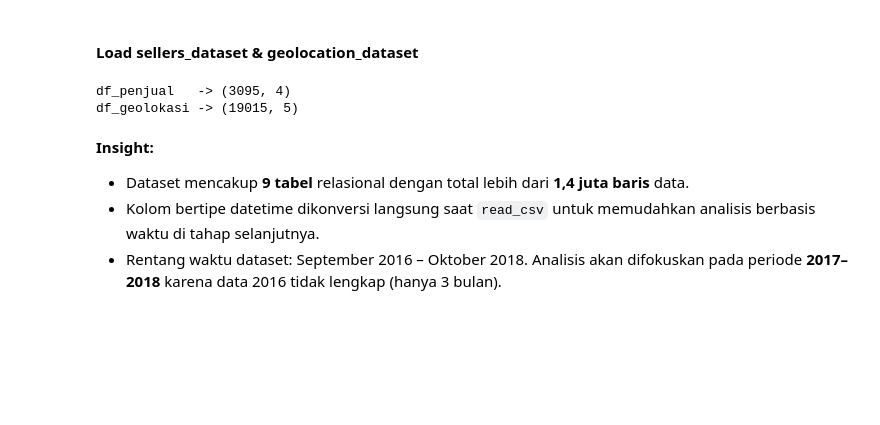
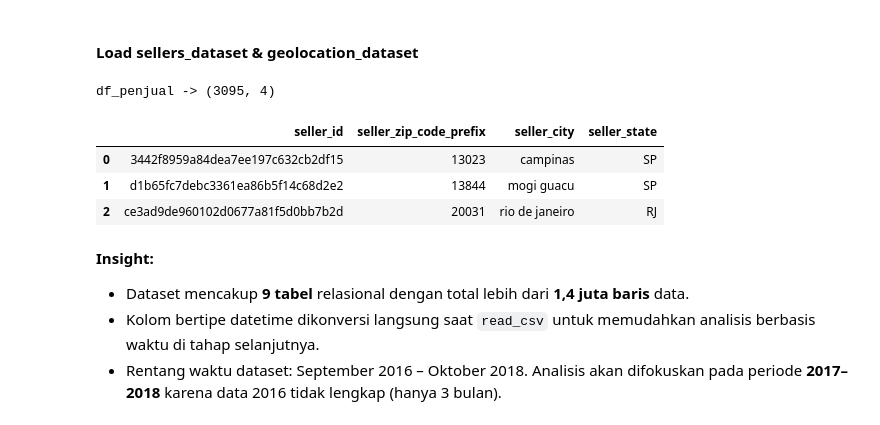
Before and after one commit to ersonwijaya/submission-ecommerce-olist, a Jupyter notebook: notebook.ipynb, the cells around one changed output. Cells and saved outputs as stored; diff of their text form; code cells hidden in the pictures; blank space fills up the shorter version.

```diff
--- a/notebook.ipynb
+++ b/notebook.ipynb
@@ -175,16 +175,19 @@ df_kategori -> (71, 2)
 | 2 | automotivo | auto |
 # %% [markdown]
 #### Load sellers_dataset & geolocation_dataset
-# %%
-df_penjual   = pd.read_csv(PATH_DATA + 'sellers_dataset.csv')
-df_geolokasi = pd.read_csv(PATH_DATA + 'geolocation_dataset.csv')
-# Ambil 1 baris unik per kode pos agar lebih efisien
-df_geolokasi = df_geolokasi.drop_duplicates(subset='geolocation_zip_code_prefix')
-print(f'df_penjual   -> {df_penjual.shape}')
-print(f'df_geolokasi -> {df_geolokasi.shape}')
-# %% [output]
-df_penjual   -> (3095, 4)
-df_geolokasi -> (19015, 5)
+# %%
+# Memuat data penjual
+# Catatan: geolocation_dataset tidak dimuat karena tidak digunakan dalam analisis ini.
+# Koordinat negara bagian Brasil digunakan secara langsung pada tahap Geospatial Analysis.
+df_penjual = pd.read_csv(PATH_DATA + 'sellers_dataset.csv')
+print(f'df_penjual -> {df_penjual.shape}')
+df_penjual.head(3)
+# %% [output]
+df_penjual -> (3095, 4)
+|  | seller_id | seller_zip_code_prefix | seller_city | seller_state |
+| 0 | 3442f8959a84dea7ee197c632cb2df15 | 13023 | campinas | SP |
+| 1 | d1b65fc7debc3361ea86b5f14c68d2e2 | 13844 | mogi guacu | SP |
+| 2 | ce3ad9de960102d0677a81f5d0bb7b2d | 20031 | rio de janeiro | RJ |
 # %% [markdown]
 **Insight:**
 - Dataset mencakup **9 tabel** relasional dengan total lebih dari **1,4 juta baris** data.
```
Also changed, not shown: parts of 2 cells of this notebook.
